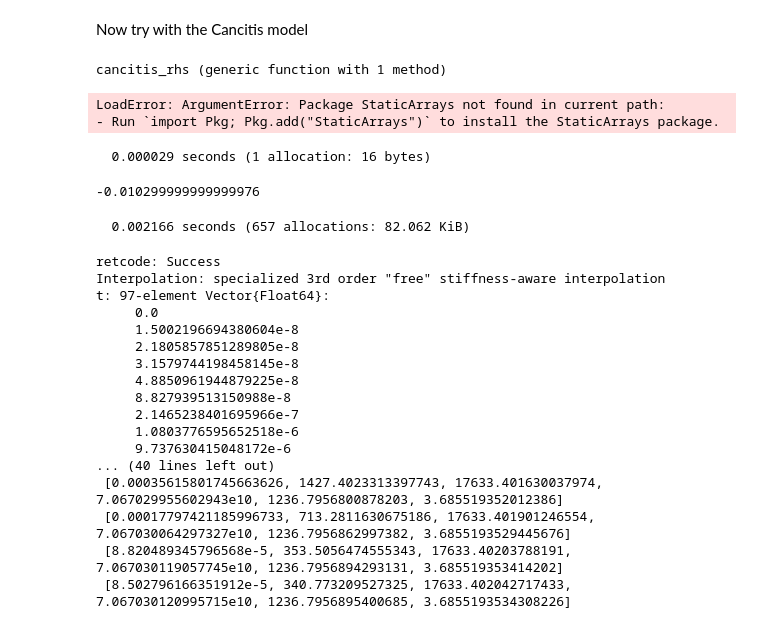
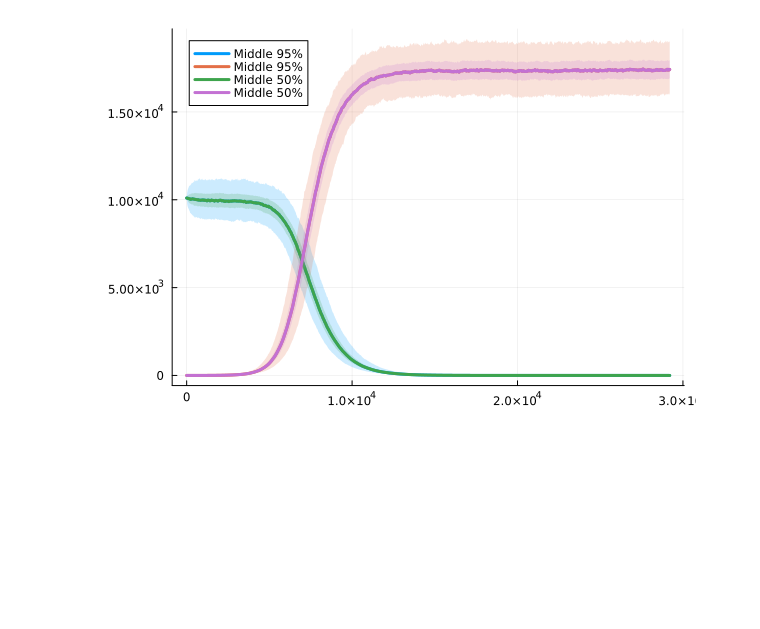
Before and after one commit to jasnyder/stochastic-cancitis-model, a Jupyter notebook: sdes_in_julia.ipynb, the cells around one changed output. Cells and saved outputs as stored; diff of their text form; code cells hidden in the pictures; blank space fills up the shorter version.

```diff
--- a/sdes_in_julia.ipynb
+++ b/sdes_in_julia.ipynb
@@ -27,60 +146,8 @@ RODESolution{Float64, 1, Vector{Float64}, Nothing, Nothing, Vector{Float64}, Noi
 # %%
 using DifferentialEquations.EnsembleAnalysis
-summ = EnsembleSummary(sol, 0:0.01:1; quantiles = [0.1, 0.9])
-plot(summ, labels = "Middle 80%")
-summ = EnsembleSummary(sol, 0:0.01:1; quantiles = [0.25, 0.75])
+summ = EnsembleSummary(sol; quantiles = [0.025, 0.975])
+plot(summ, labels = "Middle 95%")
+summ = EnsembleSummary(sol; quantiles = [0.25, 0.75])
 plot!(summ, labels = "Middle 50%", legend = true)
+# %% [output]
+[figure, added]
-# %% [markdown]
-Now try with the Cancitis model
-# %%
-function cancitis_rhs(du, u, p, t)
-    # defines the right-hand side of the original cancitis model as defined in the PLOS One paper from 2017
-    # for now only allows constant external inflammatory load I (last entry in p)
-    rx, ry, ax, ay, Ax, Ay, dx0, dy0, dx1, dy1, dy0t, cxx, cxy, cyx, cyy, es, rs, ea, rm, I = p
-    x0, x1, y0, y1, a, s = u
-    phix = 1/(1+(cxx*x0 + cxy*y0)^2)
-    phiy = 1/(1+(cyx*x0 + cyy*y0)^2)
-    du[1] = (rx * phix * s - dx0 - ax - rm*s)*x0
-    du[2] = ax*Ax*x0 - dx1*x1
-    du[3] = (ry * phiy * s - dy0 - ay)*y0 + rm*s*x0
-    du[4] = ay*Ay*y0 - dy1*y1
-    du[5] = dx0*x0 + dx1*x1 + dy0*y0 + dy1*y1 - ea*s*a
-    du[6] = rs*a - es*s + I
-end
-# %% [output]
-cancitis_rhs (generic function with 1 method)
-# %%
-using StaticArrays
-u0 = SA[1.01e4, 3.84e10, 0, 0, 699, 3.61]
-p = [8.7e-4, 1.5e-3, 1.1e-5, 1.1e-5, 4.7e13, 4.7e13, 2e-3, 2e-3, 129, 129, 2e-9, 7.5e-5, 7.5e-5, 7.5e-5, 7.5e-5, 2, 3e-4, 2e9, 2e-8, 7]
-t_final = 365*80
-prob = ODEProblem(cancitis_rhs, u0, (0, t_final), p)
-# %% [output]
-LoadError: ArgumentError: Package StaticArrays not found in current path:
-- Run `import Pkg; Pkg.add("StaticArrays")` to install the StaticArrays package.
-# %%
-@time cancitis_rhs(du, u0, p, 0)
-# %% [output]
-  0.000029 seconds (1 allocation: 16 bytes)
--0.010299999999999976
-# %%
-@time sol = solve(prob, Rodas4())
-# %% [output]
-  0.002166 seconds (657 allocations: 82.062 KiB)
-retcode: Success
-Interpolation: specialized 3rd order "free" stiffness-aware interpolation
-t: 97-element Vector{Float64}:
-     0.0
-     1.5002196694380604e-8
-     2.1805857851289805e-8
-     3.1579744198458145e-8
-     4.8850961944879225e-8
-     8.827939513150988e-8
-     2.1465238401695966e-7
-     1.0803776595652518e-6
-     9.737630415048172e-6
-... (40 lines left out)
- [0.00035615801745663626, 1427.4023313397743, 17633.401630037974, 7.067029955602943e10, 1236.7956800878203, 3.685519352012386]
- [0.00017797421185996733, 713.2811630675186, 17633.401901246554, 7.067030064297327e10, 1236.7956862997382, 3.6855193529445676]
- [8.820489345796568e-5, 353.5056474555343, 17633.40203788191, 7.067030119057745e10, 1236.7956894293131, 3.685519353414202]
- [8.502796166351912e-5, 340.773209527325, 17633.402042717433, 7.067030120995715e10, 1236.7956895400685, 3.6855193534308226]
```
Also changed, not shown: parts of 18 cells of this notebook, 8 other files.
